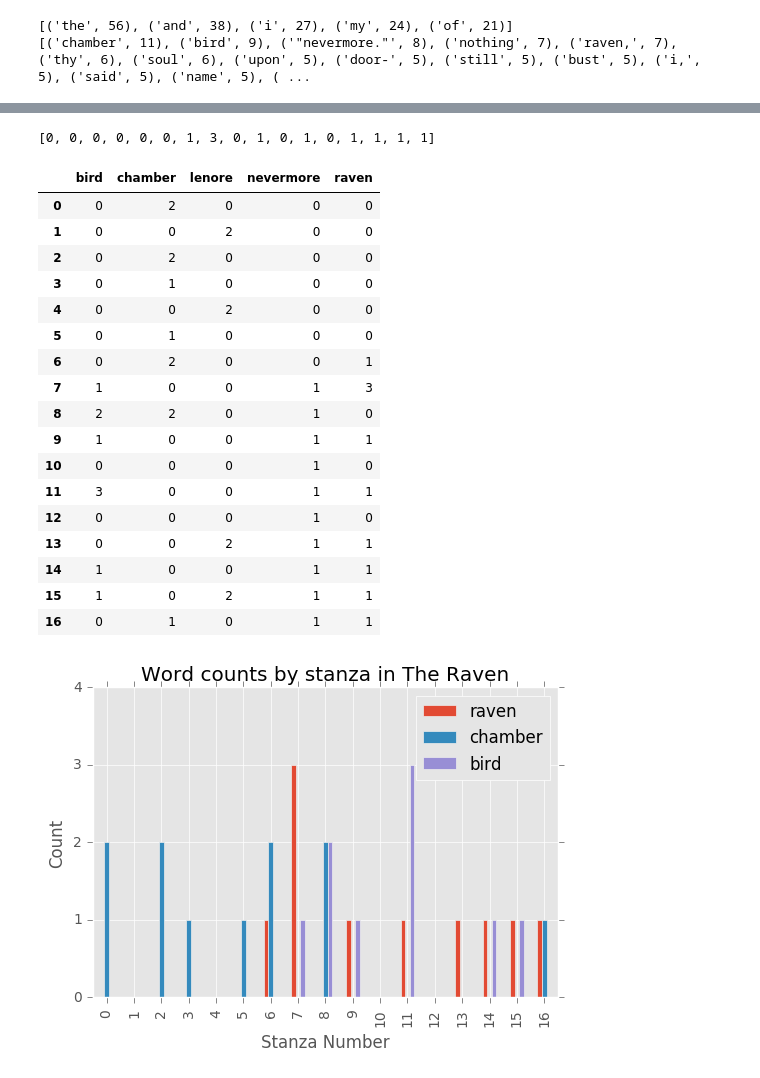
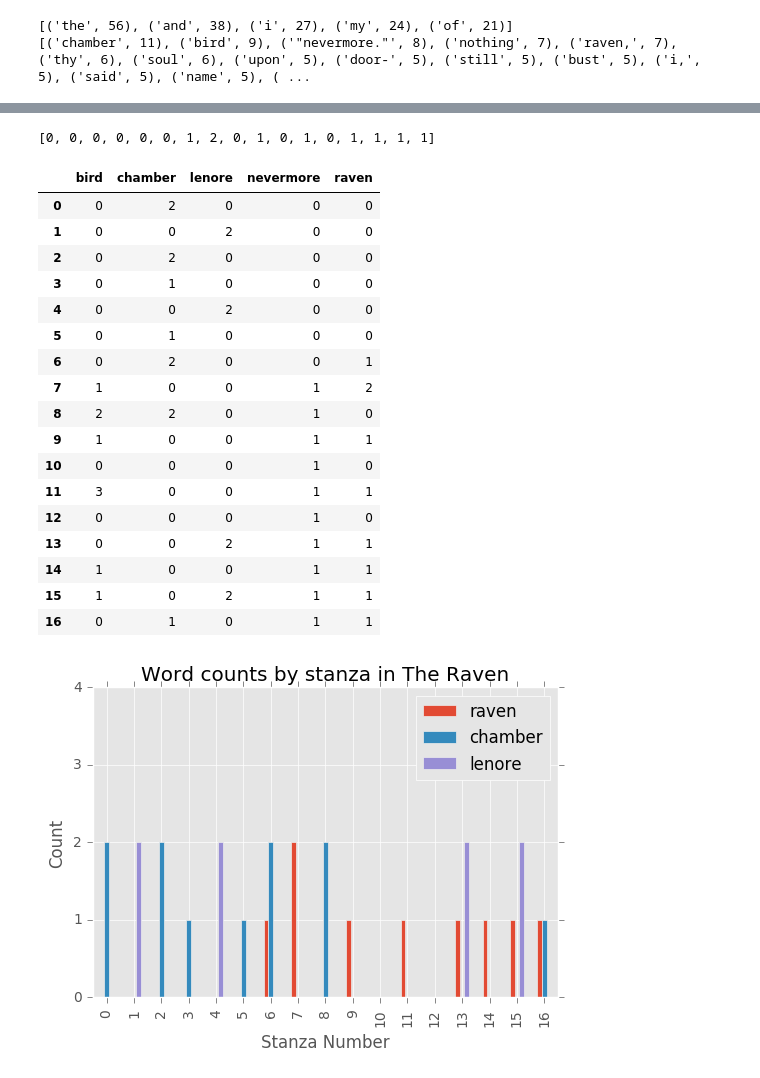
Before and after one commit to elliewix/LIS452-Spring2017Lectures, a Jupyter notebook: Week-09.ipynb, the cells around one changed output, grey strips where cells are left out. Cells and saved outputs as stored; diff of their text form; code cells hidden in the pictures.

```diff
--- a/Week-09.ipynb
+++ b/Week-09.ipynb
@@ -385,7 +420,7 @@ This is a small vizualization here of some of the narrative.  Almost in three ch
 # nevermore_data = [(i, 'nevermore', s.lower().count("nevermore")) for i, s in enumerate(stanzas)]
 # bird_refs_data = [(i, 'bird', s.lower().count("bird")) for i, s in enumerate(stanzas)]
 
-raven_data = [s.lower().count("raven") for s in stanzas]
+raven_data = [s.count("Raven") for s in stanzas]
 nevermore_data = [s.lower().count("nevermore") for s in stanzas]
 bird_refs_data = [s.lower().count("bird") for s in stanzas]
 lenore_data = [s.lower().count("lenore") for s in stanzas]
@@ -437,7 +472,7 @@ matplotlib.style.use('ggplot')
 # %%
 raven_data
 # %% [output]
-[0, 0, 0, 0, 0, 0, 1, 3, 0, 1, 0, 1, 0, 1, 1, 1, 1]
+[0, 0, 0, 0, 0, 0, 1, 2, 0, 1, 0, 1, 0, 1, 1, 1, 1]
 # %%
 ravendf = pd.DataFrame({'raven': raven_data,
                         'bird': bird_refs_data,
@@ -454,7 +489,7 @@ ravendf
 | 4 | 0 | 0 | 2 | 0 | 0 |
 | 5 | 0 | 1 | 0 | 0 | 0 |
 | 6 | 0 | 2 | 0 | 0 | 1 |
-| 7 | 1 | 0 | 0 | 1 | 3 |
+| 7 | 1 | 0 | 0 | 1 | 2 |
 | 8 | 2 | 2 | 0 | 1 | 0 |
 | 9 | 1 | 0 | 0 | 1 | 1 |
 | 10 | 0 | 0 | 0 | 1 | 0 |
@@ -465,9 +500,9 @@ ravendf
 | 15 | 1 | 0 | 2 | 1 | 1 |
 | 16 | 0 | 1 | 0 | 1 | 1 |
 # %%
-plt = ravendf[['raven', 'chamber', 'bird']].plot.bar(title = "Word counts by stanza in The Raven")
+plt = ravendf[['raven', 'chamber', 'lenore']].plot.bar(title = "Word counts by stanza in The Raven")
 _ = plt.set_xlabel("Stanza Number")
 _ = plt.set_ylabel("Count")
 _ = plt.set_yticks([0, 1, 2, 3, 4])
 # %% [output]
-[figure, old version]
+[figure, new version]
```
Also changed, not shown: parts of 2 cells of this notebook.
